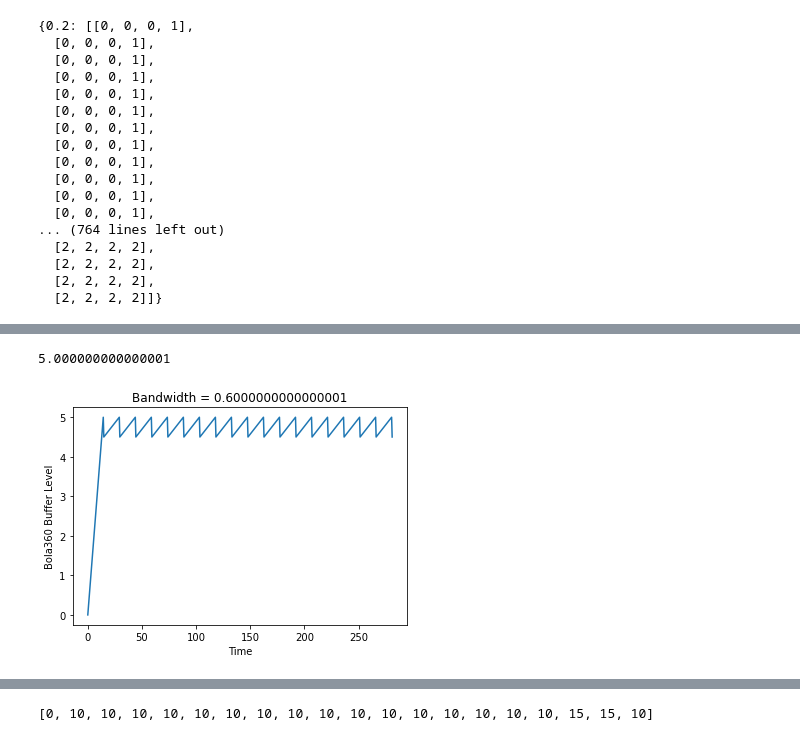
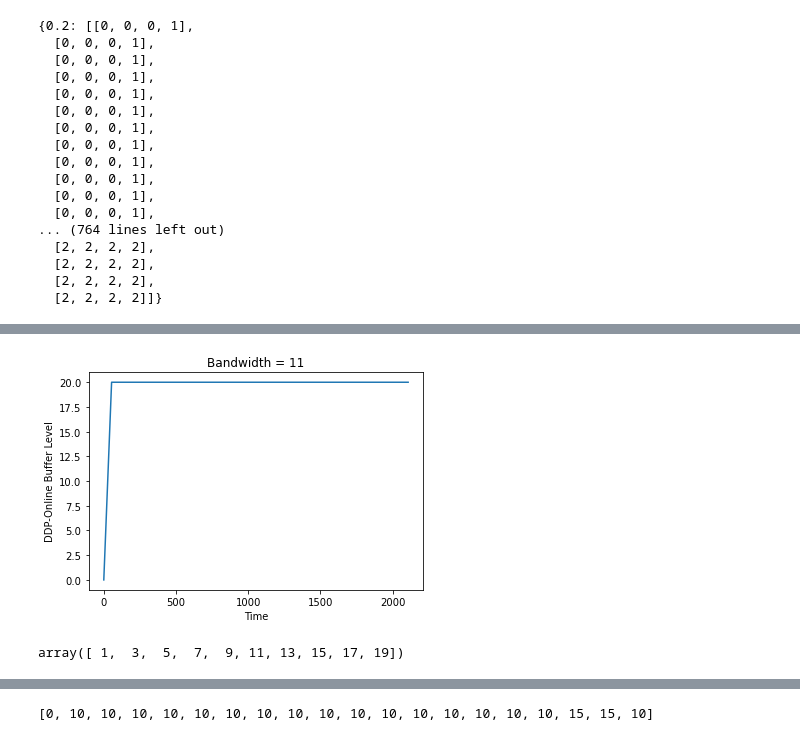
Before and after one commit to ali-zeynali/Bola360, a Jupyter notebook: MainBody.ipynb, the cells around one changed output, grey strips where cells are left out. Cells and saved outputs as stored; diff of their text form; code cells hidden in the pictures.

```diff
--- a/MainBody.ipynb
+++ b/MainBody.ipynb
@@ -505,20 +554,20 @@ plt.show()
+# %%
+max_band = max_bands[5]
+buffer_l_bola = buffer_levels_bola[max_band]
+buffer_l_ddp = buffer_levels_ddp[max_band]
+time_l_bola = time_levels_bola[max_band]
+time_l_ddp = time_levels_ddp[max_band]
+
+
+plt.plot(time_l_ddp, buffer_l_ddp, label="DDP-Online")
+plt.xlabel("Time")
+plt.ylabel("DDP-Online Buffer Level")
+plt.title("Bandwidth = {0}".format(max_band))
+#plt.savefig("bandwidth_change_Buff_vs_time_ddp_ratio{0}.png".format(ratio), dpi=600)
+plt.show()
+# %% [output]
+[figure, added]
 # %%
-max_bands[24]
+max_bands
 # %% [output]
-5.000000000000001
+array([ 1,  3,  5,  7,  9, 11, 13, 15, 17, 19])
-# %%
-max_band = max_bands[2]
-buffer_l_bola = buffer_levels_bola[max_band]
-buffer_l_ddp = buffer_levels_ddp[max_band]
-time_l_bola = time_levels_bola[max_band]
-time_l_ddp = time_levels_ddp[max_band]
-
-
-plt.plot(time_l_bola, buffer_l_bola, label="Bola360")
-plt.xlabel("Time")
-plt.ylabel("Bola360 Buffer Level")
-plt.title("Bandwidth = {0}".format(max_band))
-plt.savefig("bandwidth_change_Buff_vs_time_bola_ratio{0}.png".format(ratio), dpi=600)
-plt.show()
-# %% [output]
-[figure, removed]
```
Also changed, not shown: parts of 24 cells of this notebook, 34 other files.
